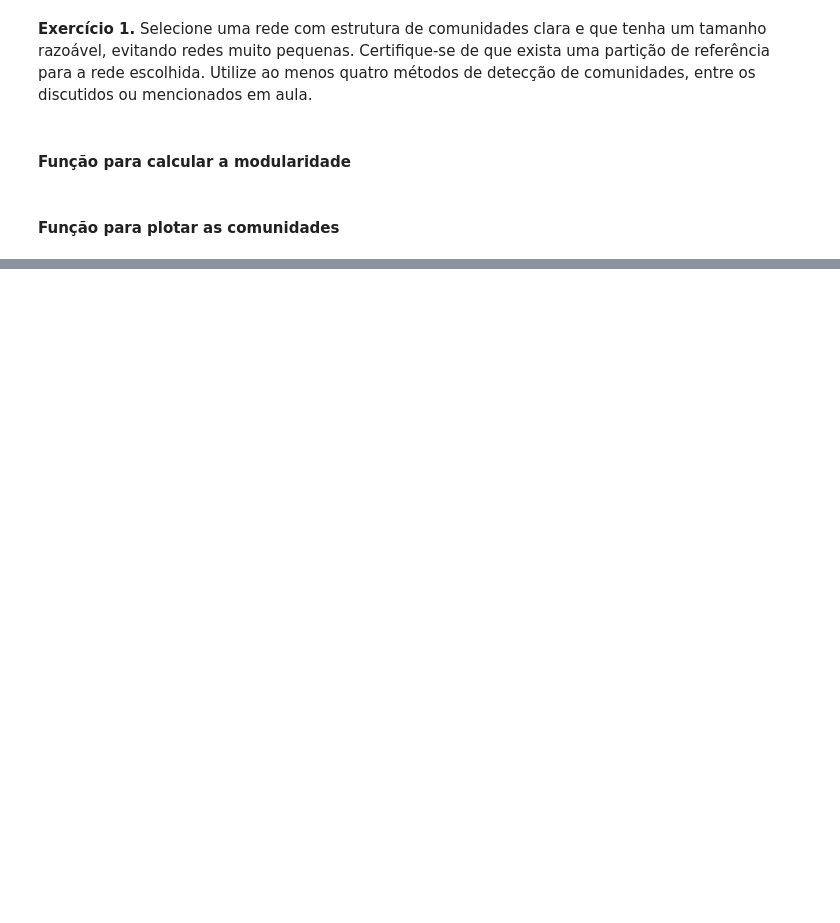
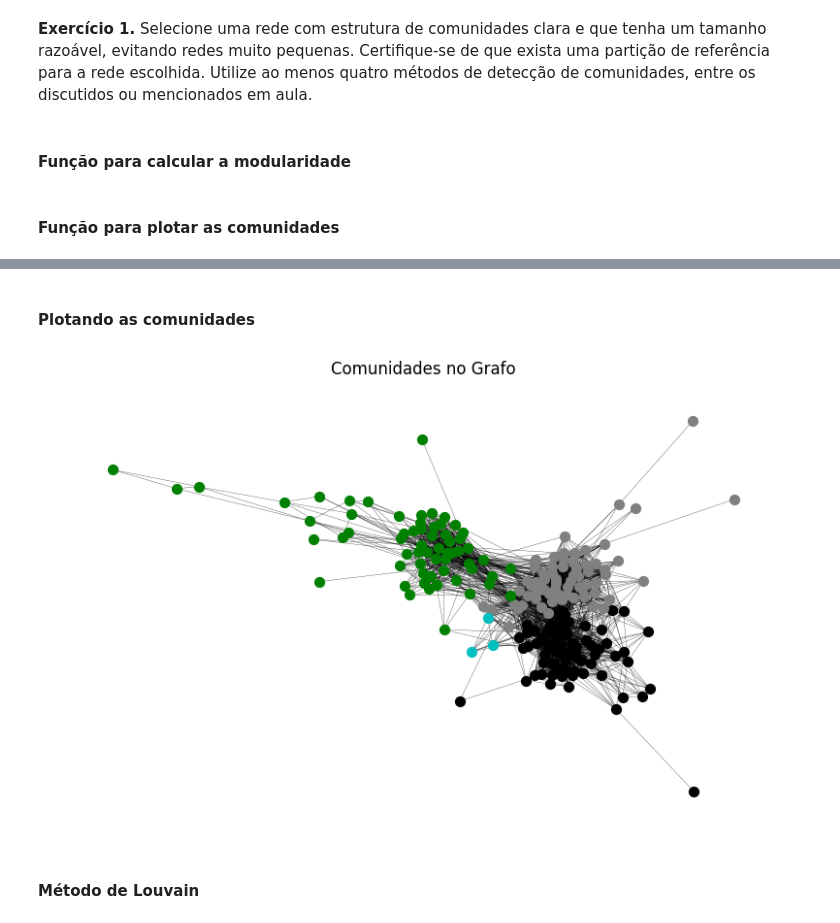
Before and after one commit to VictorFrancheto/Synchronization_Complex_Networks, a Jupyter notebook: lista_4.ipynb, the cells around one changed output, grey strips where cells are left out. Cells and saved outputs as stored; diff of their text form; code cells hidden in the pictures; blank space fills up the shorter version.

```diff
--- a/lista_4.ipynb
+++ b/lista_4.ipynb
@@ -254,0 +285,22 @@ plt.show()
+# %%
+# Encontrar comunidades usando o método de modularidade gananciosa
+c = list(greedy_modularity_communities(G))
+
+# Inicializa a array de comunidades
+communities = np.zeros(len(G.nodes()), dtype=int)
+
+# Atribui um índice de comunidade para cada nó
+for nc, community in enumerate(c):
+    communities[list(community)] = nc
+    print("Community:", sorted(community))
+
+# Calculando a modularidade para cada comunidade
+for nc, community in enumerate(c):
+    sub_communities = np.zeros(len(G.nodes()), dtype=int)
+    sub_communities[list(community)] = nc  # Atribui o índice da comunidade
+    Q_sub = modularity(G, sub_communities)
+    print(f"Modularity Q for community {nc} =", Q_sub)
+
+# Calculando a modularidade total
+Q_total = modularity(G, communities)
+print("Total Modularity Q =", Q_total)
@@ -254,0 +317,18 @@ plt.show()
+# %% [markdown]
+#### Plotando as comunidades
+# %%
+# Definindo as cores para a visualização
+colors = ['black', 'gray', 'green', 'c', 'm', 'y', 'w']
+
+# Criar a figura e o eixo
+fig, ax = plt.subplots(figsize=(10, 6))
+
+# Plotar as comunidades no eixo
+plot_communities(G, c, colors, ax, "Comunidades no Grafo")
+
+# Exibir a figura
+plt.show()
+# %% [output]
+[figure, added]
+# %% [markdown]
+#### Método de Louvain
```
Also changed, not shown: parts of 13 cells of this notebook.
